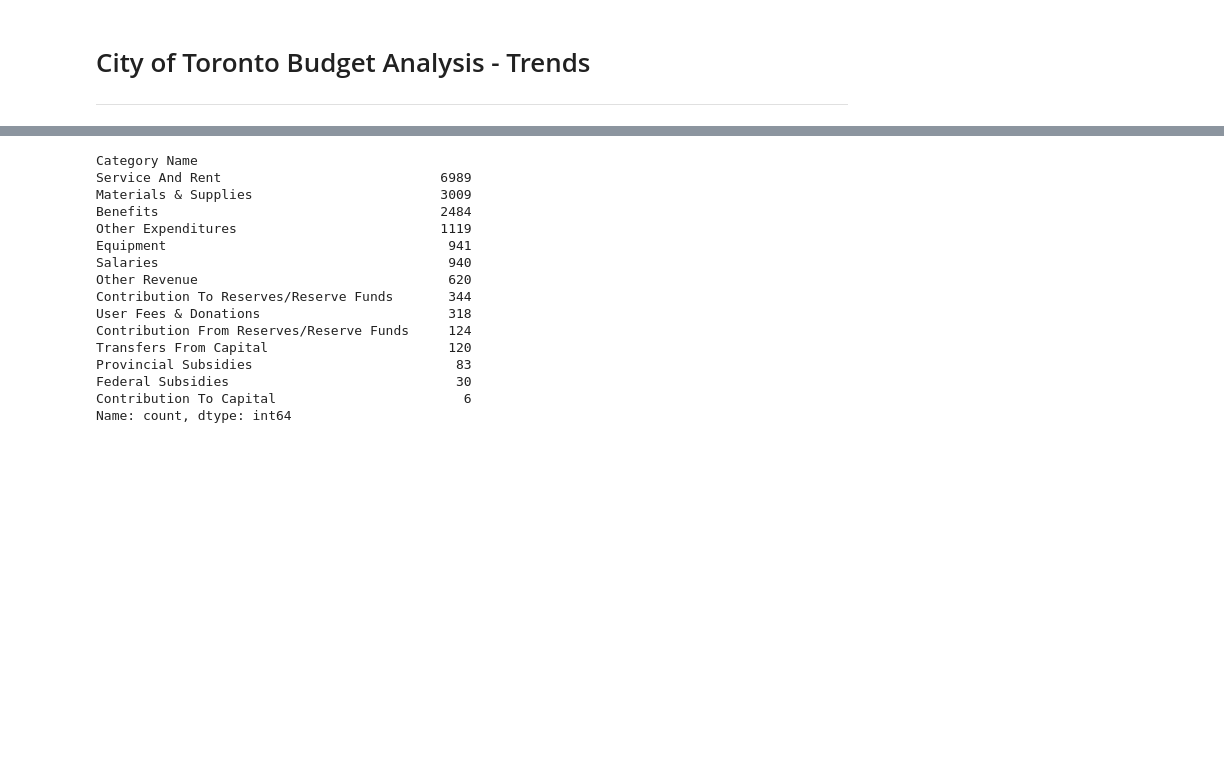
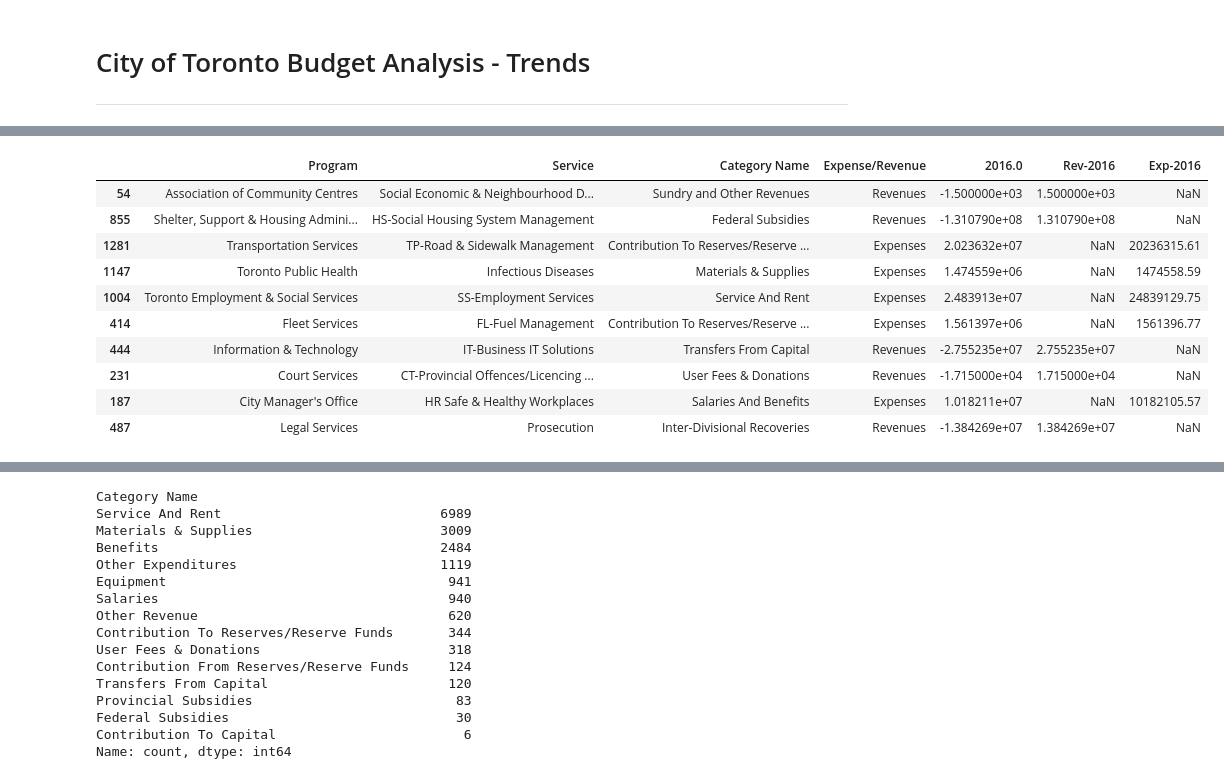
Before and after one commit to aayushgambhir2023/DA-Project-1, a Jupyter notebook: City of Toronto Budget Analysis - Trends.ipynb, the cells around one changed output, grey strips where cells are left out. Drawn from its saved outputs; the diff is of its cells as text; code cells hidden in the pictures; blank space fills up the shorter version.

```diff
--- a/City of Toronto Budget Analysis - Trends.ipynb
+++ b/City of Toronto Budget Analysis - Trends.ipynb
@@ -8,12 +8,22 @@ import pandas as pd
 import matplotlib.pyplot as plt
 # %%
 #Setting up paths for source files
+budget_2014_lg_path = "Resources/approved-operating-budget-summary-2014.xlsx"
+budget_2015_lg_path = "Resources/approved-operating-budget-summary-2015.xlsx"
+budget_2016_lg_path = "Resources/approved-operating-budget-summary-2016.xlsx"
+budget_2017_lg_path = "Resources/approved-operating-budget-summary-2017.xlsx"
+budget_2018_lg_path = "Resources/approved-operating-budget-summary-2018.xlsx"
 budget_2019_lg_path = "Resources/approved-operating-budget-summary-2019.xlsx"
 budget_2020_lg_path = "Resources/approved-operating-budget-summary-2020.xlsx"
 budget_2021_lg_path = "Resources/approved-operating-budget-summary-2021.xlsx"
 budget_2022_lg_path = "Resources/approved-operating-budget-summary-2022.xlsx"
 budget_2023_lg_path = "Resources/approved-operating-budget-summary-2023.xlsx"
 
+budget_2014_lg = pd.read_excel(budget_2014_lg_path, sheet_name='2014')
+budget_2015_lg = pd.read_excel(budget_2015_lg_path, sheet_name='summary')
+budget_2016_lg = pd.read_excel(budget_2016_lg_path, sheet_name='Open Data Summary')
+budget_2017_lg = pd.read_excel(budget_2017_lg_path, sheet_name='2017')
+budget_2018_lg = pd.read_excel(budget_2018_lg_path, sheet_name='Open Data')
 budget_2019_lg = pd.read_excel(budget_2019_lg_path, sheet_name='2019')
 budget_2020_lg = pd.read_excel(budget_2020_lg_path, sheet_name='open data')
 budget_2021_lg = pd.read_excel(budget_2021_lg_path, sheet_name='2021')
@@ -27,3 +68,39 @@ len(budgets_list)
+# %%
+budget_2014_lg["Rev-2014"] = budget_2014_lg[2014.0][budget_2014_lg["Expense/Revenue"] == "Revenues"].abs()
+budget_2014_lg["Exp-2014"] = budget_2014_lg[2014.0][budget_2014_lg["Expense/Revenue"] == "Expenses"].abs()
+budget_2015_lg["Rev-2015"] = budget_2015_lg[2015.0][budget_2015_lg["Expense/Revenue"] == "Revenues"].abs()
+budget_2015_lg["Exp-2015"] = budget_2015_lg[2015.0][budget_2015_lg["Expense/Revenue"] == "Expenses"].abs()
+budget_2016_lg = budget_2016_lg.rename(columns={budget_2016_lg.columns[4]: 2016.0})
+budget_2016_lg["Rev-2016"] = budget_2016_lg[2016.0][budget_2016_lg["Expense/Revenue"] == "Revenues"].abs()
+budget_2016_lg["Exp-2016"] = budget_2016_lg[2016.0][budget_2016_lg["Expense/Revenue"] == "Expenses"].abs()
+budget_2017_lg["Rev-2017"] = budget_2017_lg[2017.0][budget_2017_lg["Expense/Revenue"] == "Revenues"].abs()
+budget_2017_lg["Exp-2017"] = budget_2017_lg[2017.0][budget_2017_lg["Expense/Revenue"] == "Expenses"].abs()
+budget_2018_lg["Rev-2018"] = budget_2018_lg[2018.0][budget_2018_lg["Expense/Revenue"] == "Revenues"].abs()
+budget_2018_lg["Exp-2018"] = budget_2018_lg[2018.0][budget_2018_lg["Expense/Revenue"] == "Expenses"].abs()
+budget_2019_lg["Rev-2019"] = budget_2019_lg[2019.0][budget_2019_lg["Expense/Revenue"] == "Revenues"].abs()
+budget_2019_lg["Exp-2019"] = budget_2019_lg[2019.0][budget_2019_lg["Expense/Revenue"] == "Expenses"].abs()
+budget_2020_lg["Rev-2020"] = budget_2020_lg[2020.0][budget_2020_lg["Expense/Revenue"] == "Revenues"].abs()
+budget_2020_lg["Exp-2020"] = budget_2020_lg[2020.0][budget_2020_lg["Expense/Revenue"] == "Expenses"].abs()
+budget_2021_lg["Rev-2021"] = budget_2021_lg[2021.0][budget_2021_lg["Expense/Revenue"] == "Revenues"].abs()
+budget_2021_lg["Exp-2021"] = budget_2021_lg[2021.0][budget_2021_lg["Expense/Revenue"] == "Expenses"].abs()
+budget_2022_lg["Rev-2022"] = budget_2022_lg[2022.0][budget_2022_lg["Expense/Revenue"] == "Revenues"].abs()
+budget_2022_lg["Exp-2022"] = budget_2022_lg[2022.0][budget_2022_lg["Expense/Revenue"] == "Expenses"].abs()
+budget_2023_lg["Rev-2023"] = budget_2023_lg[2023.0][budget_2023_lg["Expense/Revenue"] == "Revenues"].abs()
+budget_2023_lg["Exp-2023"] = budget_2023_lg[2023.0][budget_2023_lg["Expense/Revenue"] == "Expenses"].abs()
+# %%
+budget_2016_lg.sample(10)
+# %% [output]
+|  | Program | Service | Category Name | Expense/Revenue | 2016.0 | Rev-2016 | Exp-2016 |
+| 54 | Association of Community Centres | Social Economic & Neighbourhood D... | Sundry and Other Revenues | Revenues | -1.500000e+03 | 1.500000e+03 | NaN |
+| 855 | Shelter, Support & Housing Admini... | HS-Social Housing System Management | Federal Subsidies | Revenues | -1.310790e+08 | 1.310790e+08 | NaN |
+| 1281 | Transportation Services | TP-Road & Sidewalk Management | Contribution To Reserves/Reserve ... | Expenses | 2.023632e+07 | NaN | 20236315.61 |
+| 1147 | Toronto Public Health | Infectious Diseases | Materials & Supplies | Expenses | 1.474559e+06 | NaN | 1474558.59 |
+| 1004 | Toronto Employment & Social Services | SS-Employment Services | Service And Rent | Expenses | 2.483913e+07 | NaN | 24839129.75 |
+| 414 | Fleet Services | FL-Fuel Management | Contribution To Reserves/Reserve ... | Expenses | 1.561397e+06 | NaN | 1561396.77 |
+| 444 | Information & Technology | IT-Business IT Solutions | Transfers From Capital | Revenues | -2.755235e+07 | 2.755235e+07 | NaN |
+| 231 | Court Services | CT-Provincial Offences/Licencing ... | User Fees & Donations | Revenues | -1.715000e+04 | 1.715000e+04 | NaN |
+| 187 | City Manager's Office | HR Safe & Healthy Workplaces | Salaries And Benefits | Expenses | 1.018211e+07 | NaN | 10182105.57 |
+| 487 | Legal Services | Prosecution | Inter-Divisional Recoveries | Revenues | -1.384269e+07 | 1.384269e+07 | NaN |
 # %%
 #Verification of Categories
 for df_lg in budgets_list:
```
Also changed, not shown: parts of 15 cells of this notebook, 11 other files.
